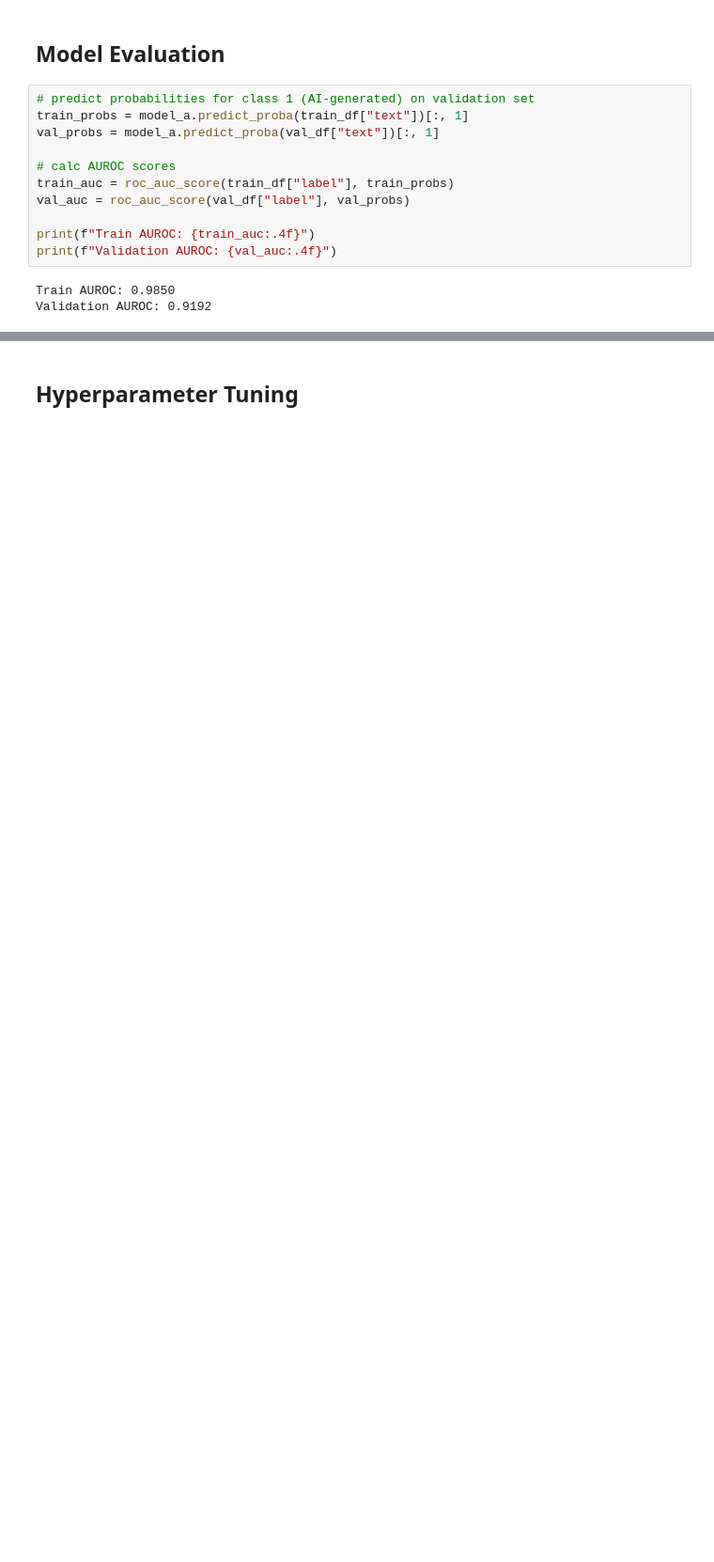
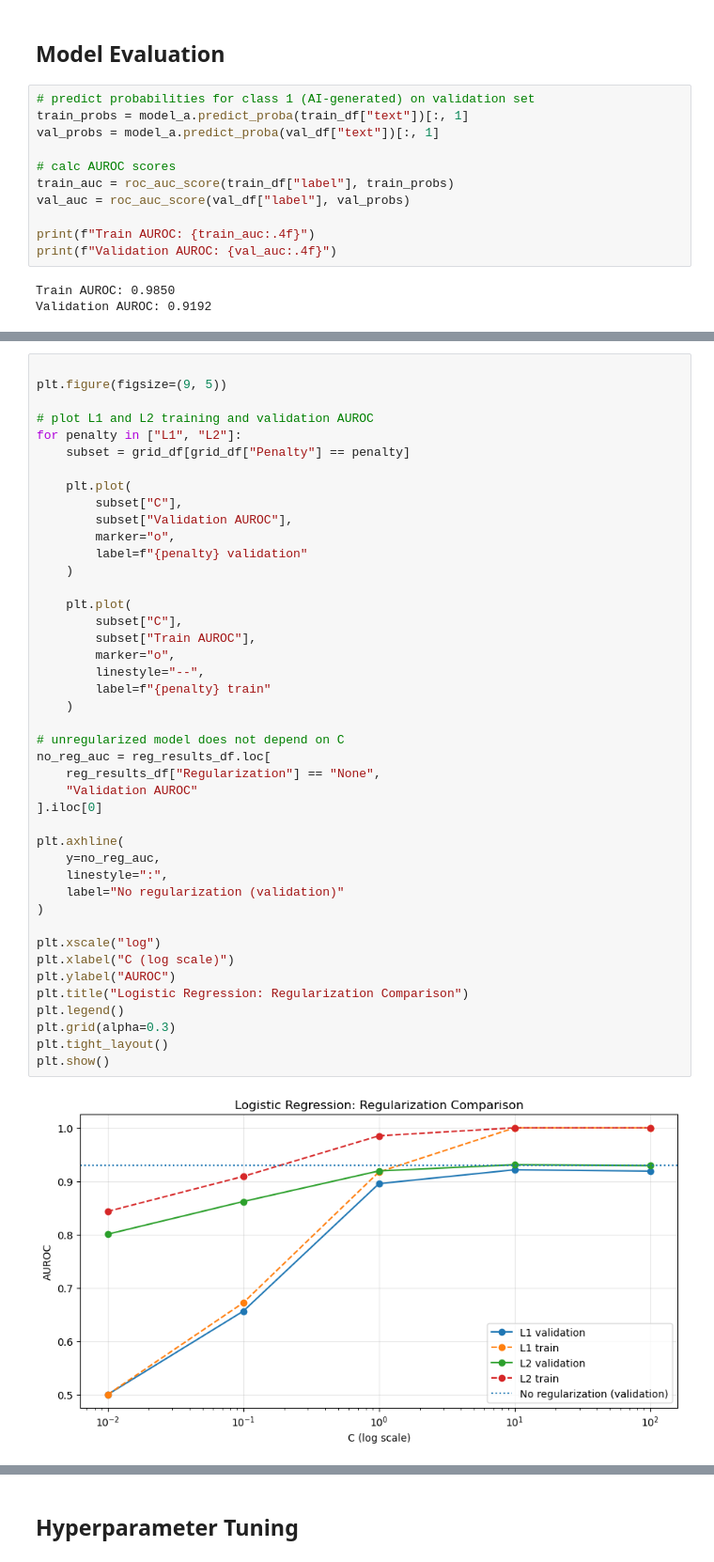
Before and after one commit to mqh4/human-or-ai-submissions, a Jupyter notebook: submissions/group-38/notebooks/02_logistic_regression.ipynb, the cells around one changed output, grey strips where cells are left out. Shown at 94% size. Drawn from its saved outputs; the diff is of its cells as text; blank space fills up the shorter version.

Commit message:
separate q2 + expand regularization analysis for log reg

```diff
--- a/submissions/group-38/notebooks/02_logistic_regression.ipynb
+++ b/submissions/group-38/notebooks/02_logistic_regression.ipynb
@@ -86,0 +206,45 @@ Validation AUROC: 0.9192
+# %%
+
+plt.figure(figsize=(9, 5))
+
+# plot L1 and L2 training and validation AUROC
+for penalty in ["L1", "L2"]:
+    subset = grid_df[grid_df["Penalty"] == penalty]
+
+    plt.plot(
+        subset["C"],
+        subset["Validation AUROC"],
+        marker="o",
+        label=f"{penalty} validation"
+    )
+
+    plt.plot(
+        subset["C"],
+        subset["Train AUROC"],
+        marker="o",
+        linestyle="--",
+        label=f"{penalty} train"
+    )
+
+# unregularized model does not depend on C
+no_reg_auc = reg_results_df.loc[
+    reg_results_df["Regularization"] == "None",
+    "Validation AUROC"
+].iloc[0]
+
+plt.axhline(
+    y=no_reg_auc,
+    linestyle=":",
+    label="No regularization (validation)"
+)
+
+plt.xscale("log")
+plt.xlabel("C (log scale)")
+plt.ylabel("AUROC")
+plt.title("Logistic Regression: Regularization Comparison")
+plt.legend()
+plt.grid(alpha=0.3)
+plt.tight_layout()
+plt.show()
+# %% [output]
+[figure, added]
```
Also changed, not shown: parts of 16 cells of this notebook, 1 other file.
